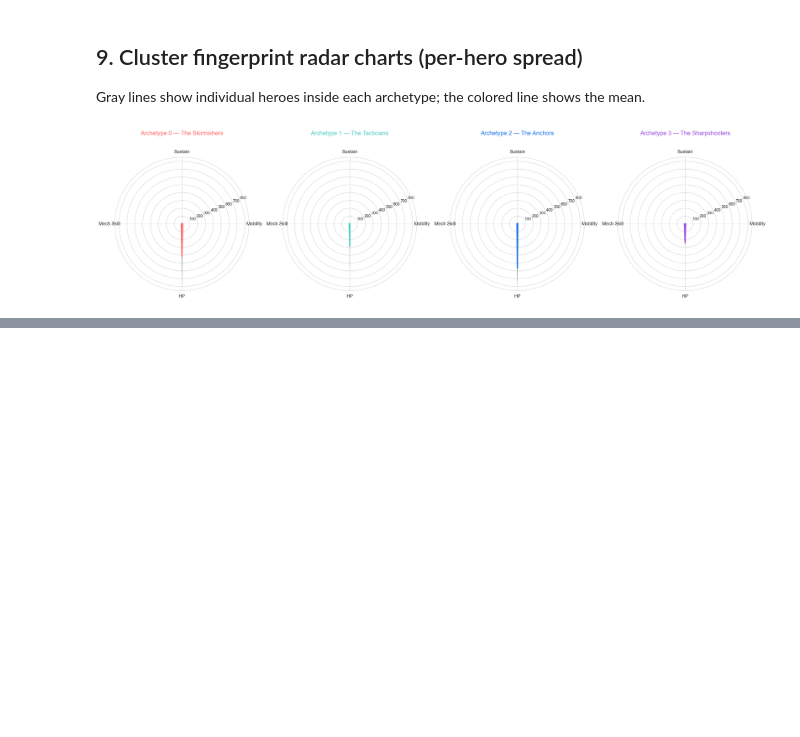
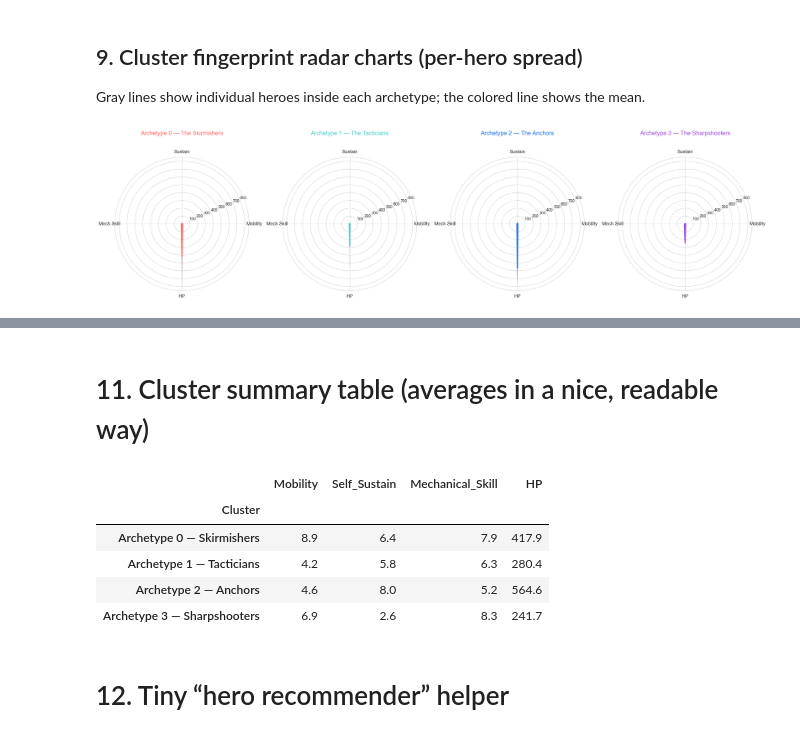
Before and after one commit to Kwanjk/updated-overwatch-heroes-player-analysis, a Jupyter notebook: overwatch_archetype_analysis_final-2.ipynb, the cells around one changed output, grey strips where cells are left out. Cells and saved outputs as stored; diff of their text form; code cells hidden in the pictures; blank space fills up the shorter version.

```diff
--- a/overwatch_archetype_analysis_final-2.ipynb
+++ b/overwatch_archetype_analysis_final-2.ipynb
@@ -572,0 +536,22 @@ Artifacts saved:
+# %% [markdown]
+# 11. Cluster summary table (averages in a nice, readable way)
+# %%
+# 10. Cluster summary table (for narrative & Medium)
+summary_table = cluster_means.copy()
+summary_table = summary_table.rename(index={
+    0: "Archetype 0 — Skirmishers",
+    1: "Archetype 1 — Tacticians",
+    2: "Archetype 2 — Anchors",
+    3: "Archetype 3 — Sharpshooters"
+})
+
+display(summary_table.round(1))
+# %% [output]
+|  | Mobility | Self_Sustain | Mechanical_Skill | HP |
+| Cluster |  |  |  |  |
+| Archetype 0 — Skirmishers | 8.9 | 6.4 | 7.9 | 417.9 |
+| Archetype 1 — Tacticians | 4.2 | 5.8 | 6.3 | 280.4 |
+| Archetype 2 — Anchors | 4.6 | 8.0 | 5.2 | 564.6 |
+| Archetype 3 — Sharpshooters | 6.9 | 2.6 | 8.3 | 241.7 |
+# %% [markdown]
+# 12. Tiny “hero recommender” helper
```
Also changed, not shown: parts of 6 cells of this notebook.
